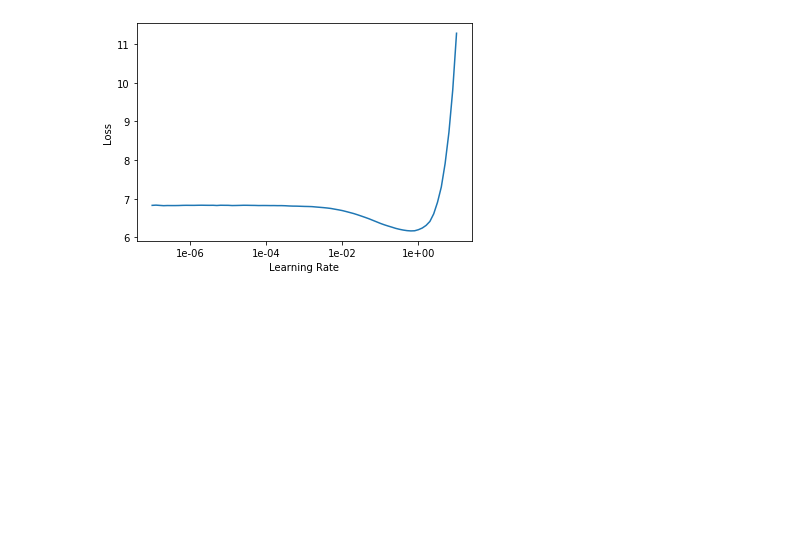
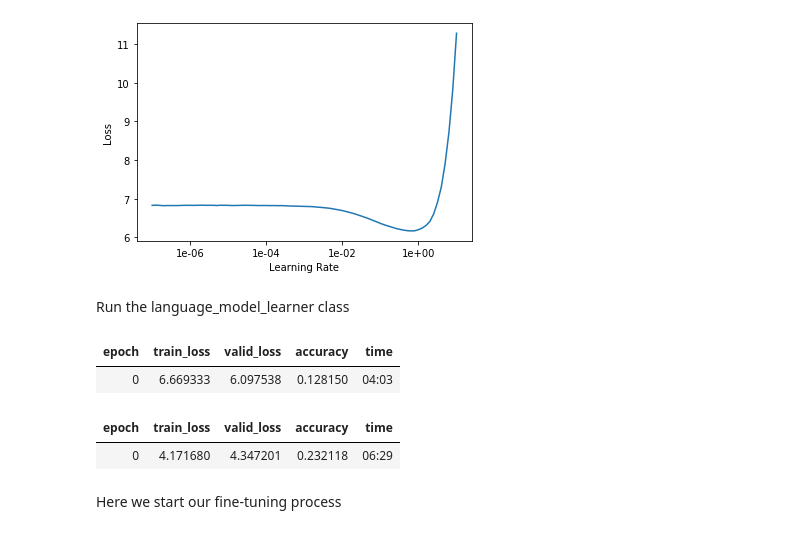
Before and after one commit to AlekseiMikhalev/Data-Science-Projects, a Jupyter notebook: ULMFiT_Twitter Sentiment Analysis.ipynb, the cells around one changed output. Cells and saved outputs as stored; diff of their text form; code cells hidden in the pictures; blank space fills up the shorter version.

```diff
--- a/ULMFiT_Twitter Sentiment Analysis.ipynb
+++ b/ULMFiT_Twitter Sentiment Analysis.ipynb
@@ -181,0 +174,18 @@ pd.crosstab(predictions, targets)'''
+# %% [markdown]
+Run the language_model_learner class
+# %%
+learn = language_model_learner(data_lm, arch=AWD_LSTM,
+                               drop_mult=0.5)
+learn.fit_one_cycle(cyc_len=1, max_lr=1e-3, moms=(0.8, 0.7))
+# %% [output]
+| epoch | train_loss | valid_loss | accuracy | time |
+| 0 | 6.669333 | 6.097538 | 0.128150 | 04:03 |
+# %%
+# We can see above that the accuracy is only 12%.
+# train the learner object with learning rate = 1e-2
+learn.fit_one_cycle(1, 1e-2)
+# %% [output]
+| epoch | train_loss | valid_loss | accuracy | time |
+| 0 | 4.171680 | 4.347201 | 0.232118 | 06:29 |
+# %% [markdown]
+Here we start our fine-tuning process
```
Also changed, not shown: parts of 16 cells of this notebook.
